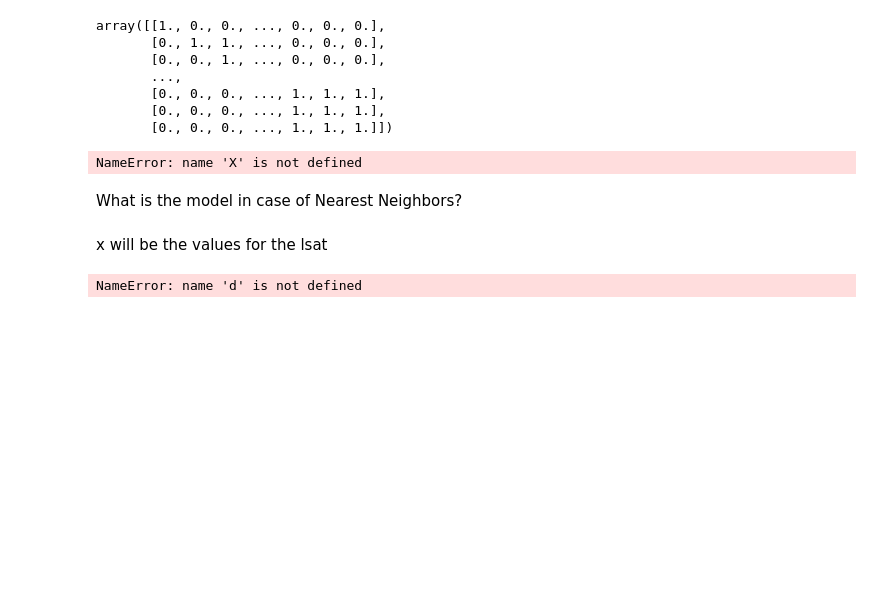
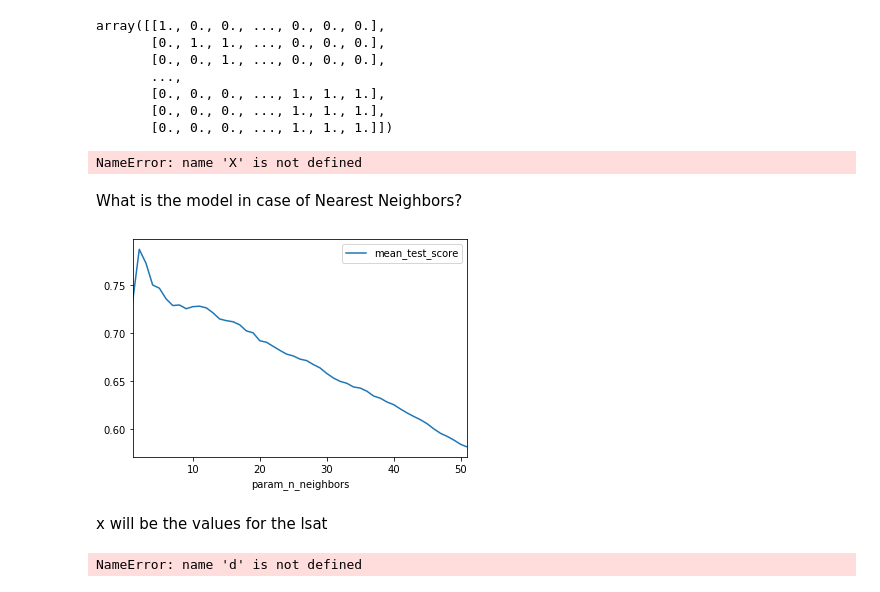
Before and after one commit to madymehlf/fall2019, a Jupyter notebook: week4/Week4.ipynb, the cells around one changed output. Saved outputs shown, nothing was run; the diff lists cells and outputs as text; code cells hidden in the pictures; blank space fills up the shorter version.

```diff
--- a/week4/Week4.ipynb
+++ b/week4/Week4.ipynb
@@ -446,6 +446,29 @@ nnr.score(X, y) #having a k of 1 is usually not really the best way to asses thi
 What is the model in case of Nearest Neighbors?
 # %%
 y_pred_nn = nnr.predict(X)
+# %%
+from sklearn.model_selection import KFold, GridSearchCV
+from sklearn.neighbors import KNeighborsRegressor
+from sklearn.preprocessing import StandardScaler
+
+# Scaling
+sc = StandardScaler()
+X_scaled = sc.fit_transform(X)
+# Create kf instance
+kf = KFold(n_splits=5, shuffle=True, random_state=42)
+# Create knn instance
+knn = KNeighborsRegressor()
+# Create grid search instance
+gscv = GridSearchCV(knn, {"n_neighbors": range(1, 52)}, cv=kf, n_jobs=-1)
+gscv.fit(X_scaled, y)
+# Get cross-validation data
+cv_df = pd.DataFrame(gscv.cv_results_)
+# Get plot data
+plot_df = cv_df.loc[:, ["param_n_neighbors", "mean_test_score"]]
+# Get k values versus mean_test_scores
+plot_df.plot.line(x="param_n_neighbors", y="mean_test_score");
+# %% [output]
+[figure, added]
 # %%
 varname = d.columns[12]
 # %% [markdown]
```
Also changed, not shown: parts of 3 cells of this notebook.
